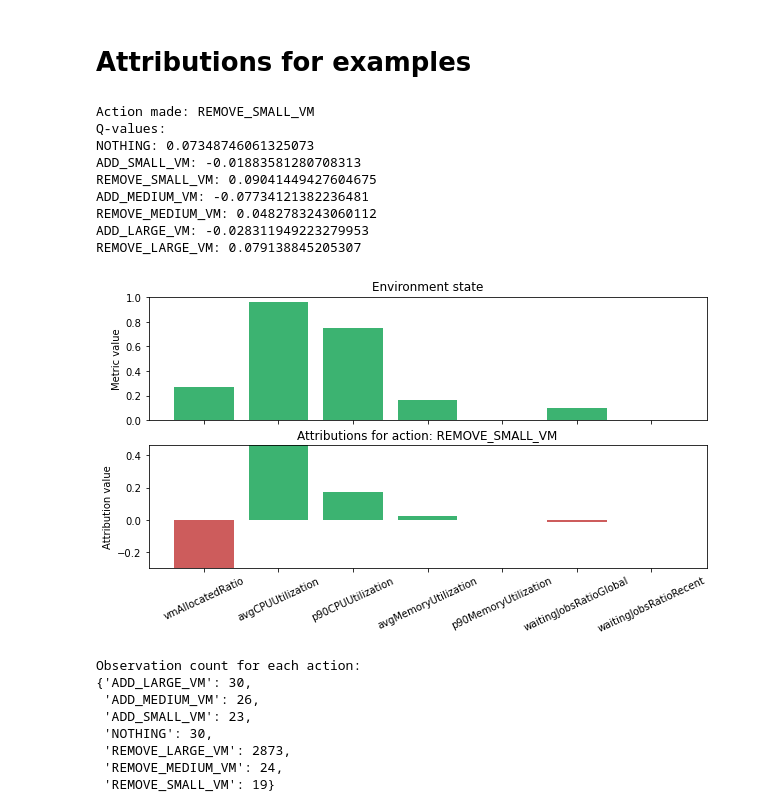
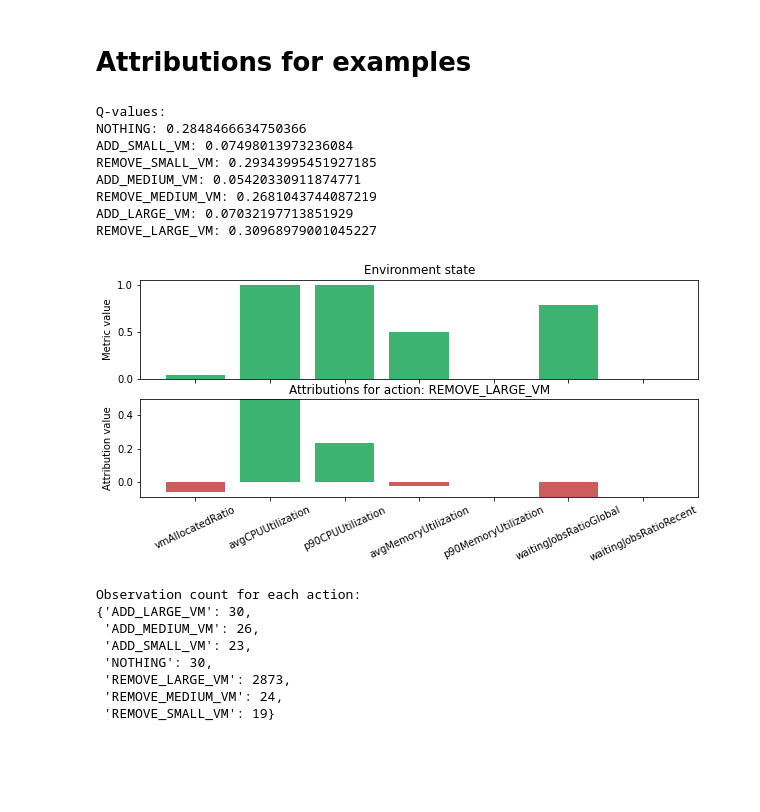
Before and after one commit to justyna3773/trainloop-driver, a Jupyter notebook: analysis/initial_training/interpret_dqn_mlp.ipynb, the cells around one changed output. Drawn from its saved outputs; the diff is of its cells as text; code cells hidden in the pictures; blank space fills up the shorter version.

```diff
--- a/analysis/initial_training/interpret_dqn_mlp.ipynb
+++ b/analysis/initial_training/interpret_dqn_mlp.ipynb
@@ -117,18 +118,17 @@ plot_mean_attributions_per_action(mean_attributions=mean_attributions_per_action
 # %% [markdown]
 # Attributions for examples
 # %%
-ig_attributor.explain_example(idx=98)
+ig_attributor.explain_example(idx=1)
 # %% [output]
-Action made: REMOVE_SMALL_VM
 Q-values:
-NOTHING: 0.07348746061325073
-ADD_SMALL_VM: -0.01883581280708313
-REMOVE_SMALL_VM: 0.09041449427604675
-ADD_MEDIUM_VM: -0.07734121382236481
-REMOVE_MEDIUM_VM: 0.0482783243060112
-ADD_LARGE_VM: -0.028311949223279953
-REMOVE_LARGE_VM: 0.079138845205307
+NOTHING: 0.2848466634750366
+ADD_SMALL_VM: 0.07498013973236084
+REMOVE_SMALL_VM: 0.29343995451927185
+ADD_MEDIUM_VM: 0.05420330911874771
+REMOVE_MEDIUM_VM: 0.2681043744087219
+ADD_LARGE_VM: 0.07032197713851929
+REMOVE_LARGE_VM: 0.30968979001045227
-[figure, old version]
+[figure, new version]
 # %%
 action_observation_map = get_action_observation_map(predictions)
 # %% [output]
```
Also changed, not shown: parts of 6 cells of this notebook, 7 other files.
